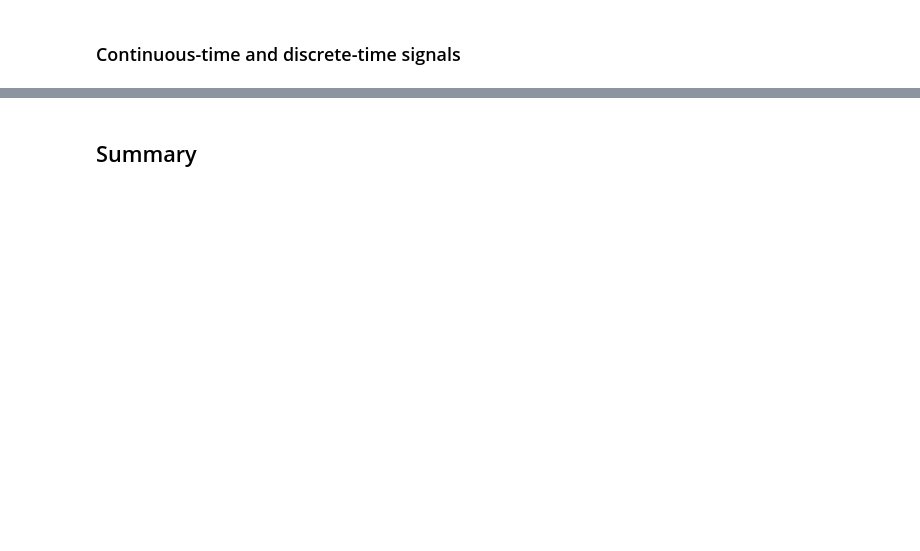
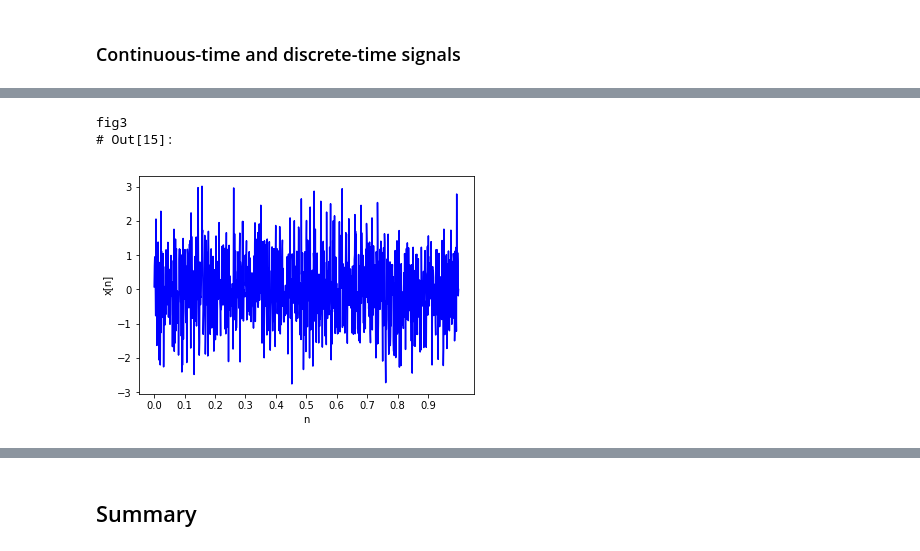
Before and after one commit to stevand/W20-CHE573, a Jupyter notebook: 01-intro.ipynb, the cells around one changed output, grey strips where cells are left out. Saved outputs shown, nothing was run; the diff lists cells and outputs as text; code cells hidden in the pictures; blank space fills up the shorter version.

```diff
--- a/01-intro.ipynb
+++ b/01-intro.ipynb
@@ -25,0 +147,27 @@ where $y(t)$ is the measured signal, $x(t)$ denotes the true value of the signal
+# %%
+import pycse.orgmode as org
+%matplotlib inline
+import matplotlib.pyplot as plt
+import numpy as np
+import math
+
+n=np.linspace(0,1,1000)
+x=np.zeros(len(n))
+
+for i in range (0,len(n)-1):
+    x[i]=np.random.randn()
+
+plt.xlabel('n')
+plt.ylabel('x[n]')
+plt.xticks(np.arange(0, 1, step=0.1))
+plt.plot(n,x,'b-')
+
+org.figure(plt.savefig('./FiguresCHE573/figure3.png'),name='fig3',
+           caption='Graphical representation of digital signal x(n) containing {} points'.format(len(x)),
+           attributes=[('LATEX', ':width 3in'),
+                       ('HTML', ':width 300'),
+                       ('ORG', ':width 300')])
+# %% [output]
+fig3
+# Out[15]:
+[figure, added]
```
Also changed, not shown: parts of 26 cells of this notebook, 4 other files.
